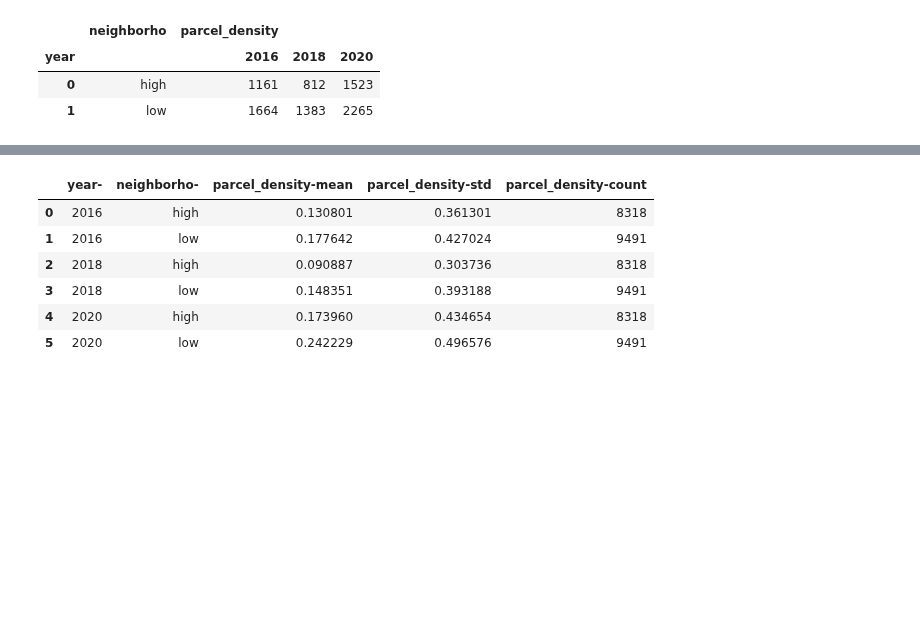
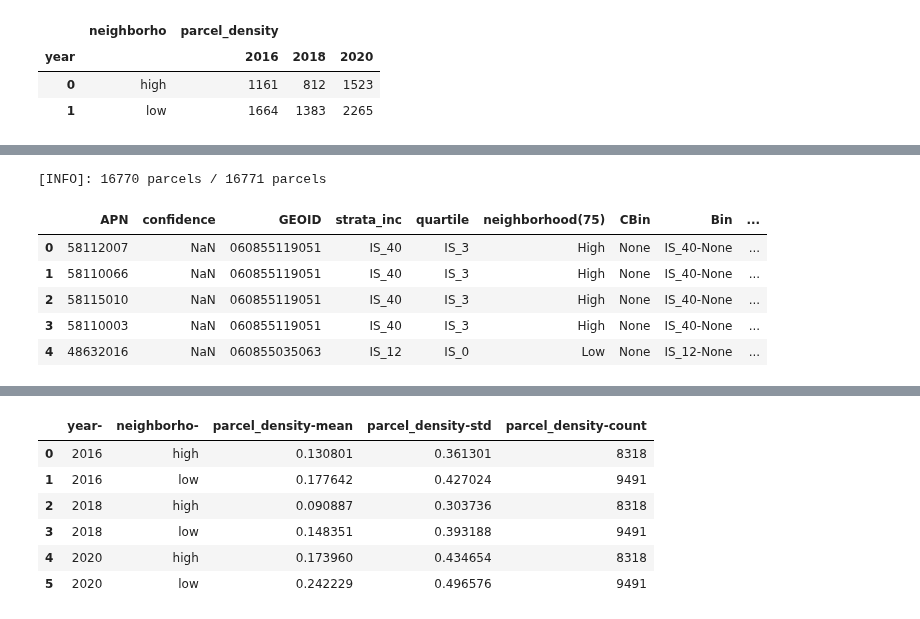
Before and after one commit to reglab/rgb-footprint-extract, a Jupyter notebook: naip_process/Pop-Estimates-CFAnnotations.ipynb, the cells around one changed output, grey strips where cells are left out. Cells and saved outputs as stored; diff of their text form; code cells hidden in the pictures; blank space fills up the shorter version.

```diff
--- a/naip_process/Pop-Estimates-CFAnnotations.ipynb
+++ b/naip_process/Pop-Estimates-CFAnnotations.ipynb
@@ -613,0 +349,12 @@ Need to aggregate from the parcel level because we wish to compute the number of
+# %%
+parcel_conf_df = pd.read_csv(
+    os.path.join(OUTPUT_FP, 'Confidences', 'parcel-confidence.csv'),
+    dtype={'GEOID': str})
+parcel_conf_df = parcel_conf_df.loc[parcel_conf_df['APN'].isin(CF_parcels['APN'].unique())]
+# %%
+# Check that all are included
+finalized = parcel_conf_df['APN'].unique()
+x = CF_parcels['APN'].isin(finalized)
+print('[INFO]: {} parcels / {} parcels'.format(x.sum(), len(CF_parcels['APN'].unique())))
+# %% [output]
+[INFO]: 16770 parcels / 16771 parcels
@@ -613,0 +405,9 @@ Need to aggregate from the parcel level because we wish to compute the number of
+# %%
+parcel_conf_df.head()
+# %% [output]
+|  | APN | confidence | GEOID | strata_inc | quartile | neighborhood(75) | CBin | Bin | ... |
+| 0 | 58112007 | NaN | 060855119051 | IS_40 | IS_3 | High | None | IS_40-None | ... |
+| 1 | 58110066 | NaN | 060855119051 | IS_40 | IS_3 | High | None | IS_40-None | ... |
+| 2 | 58115010 | NaN | 060855119051 | IS_40 | IS_3 | High | None | IS_40-None | ... |
+| 3 | 58110003 | NaN | 060855119051 | IS_40 | IS_3 | High | None | IS_40-None | ... |
+| 4 | 48632016 | NaN | 060855035063 | IS_12 | IS_0 | Low | None | IS_12-None | ... |
```
Also changed, not shown: parts of 55 cells of this notebook, 1 other file.
